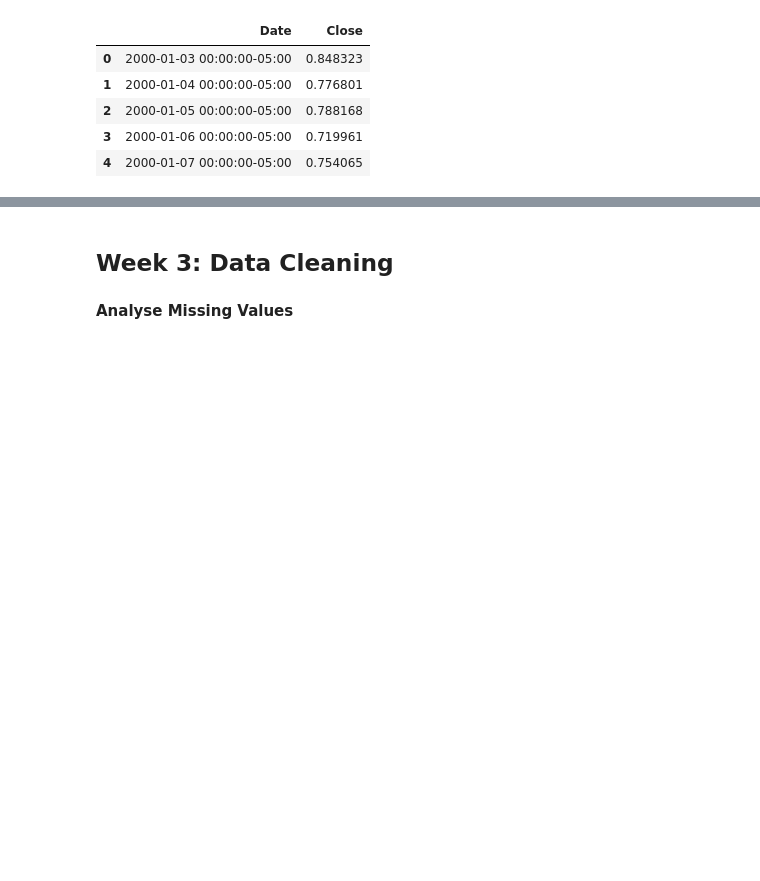
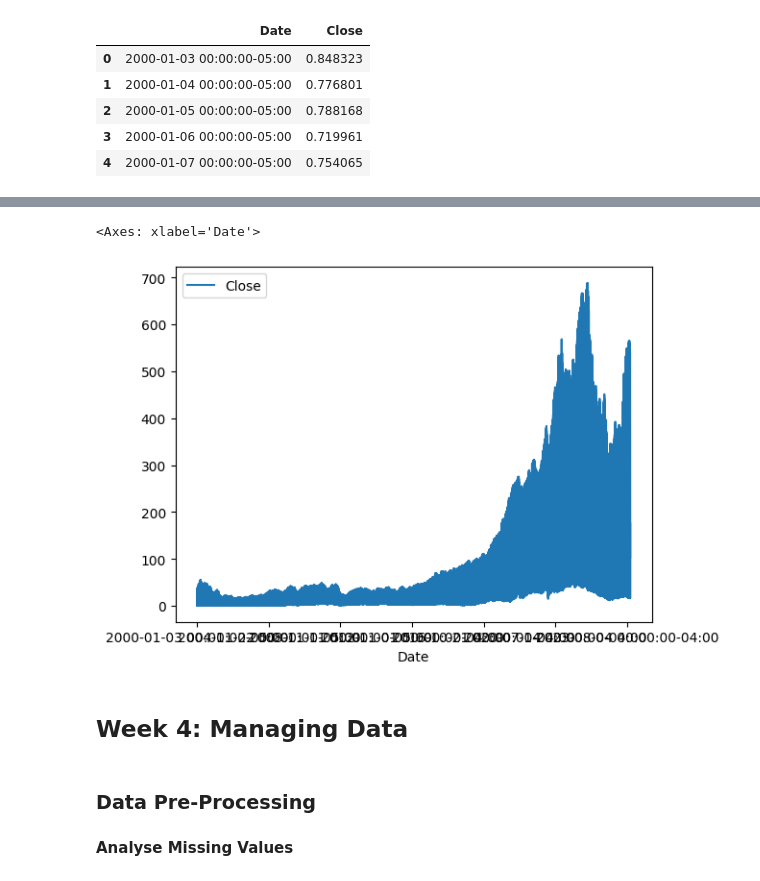
Before and after one commit to christofkaelin/ca683-project-group-1, a Jupyter notebook: CA683_Project_Group1.ipynb, the cells around one changed output, grey strips where cells are left out. Cells and saved outputs as stored; diff of their text form; code cells hidden in the pictures; blank space fills up the shorter version.

```diff
--- a/CA683_Project_Group1.ipynb
+++ b/CA683_Project_Group1.ipynb
@@ -86,5 +66,14 @@ df_aapl.plot.line(x='Date', y='Close');
+# %%
+df_tech=df[df['Industry_Tag'] == 'technology'][['Date', 'Close']].sort_values(by='Date').reset_index(drop=True)
+# %%
+df_tech.plot.line(x='Date', y='Close')
+# %% [output]
+<Axes: xlabel='Date'>
+[figure, added]
 # %% [markdown]
-## Week 3: Data Cleaning
+## Week 4: Managing Data
+# %% [markdown]
+### Data Pre-Processing
 # %% [markdown]
 **Analyse Missing Values**
 # %%
```
Also changed, not shown: parts of 23 cells of this notebook.
